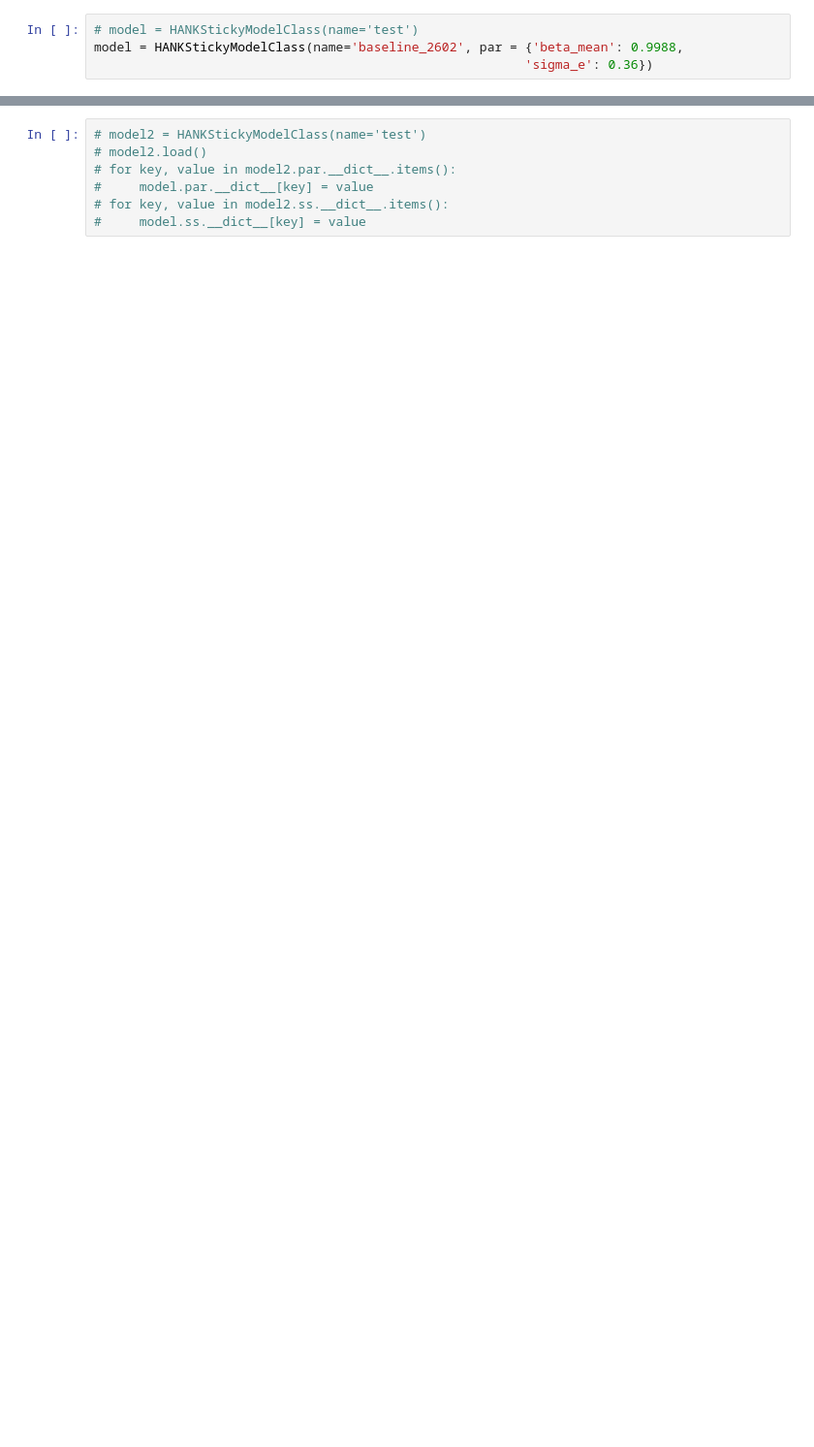
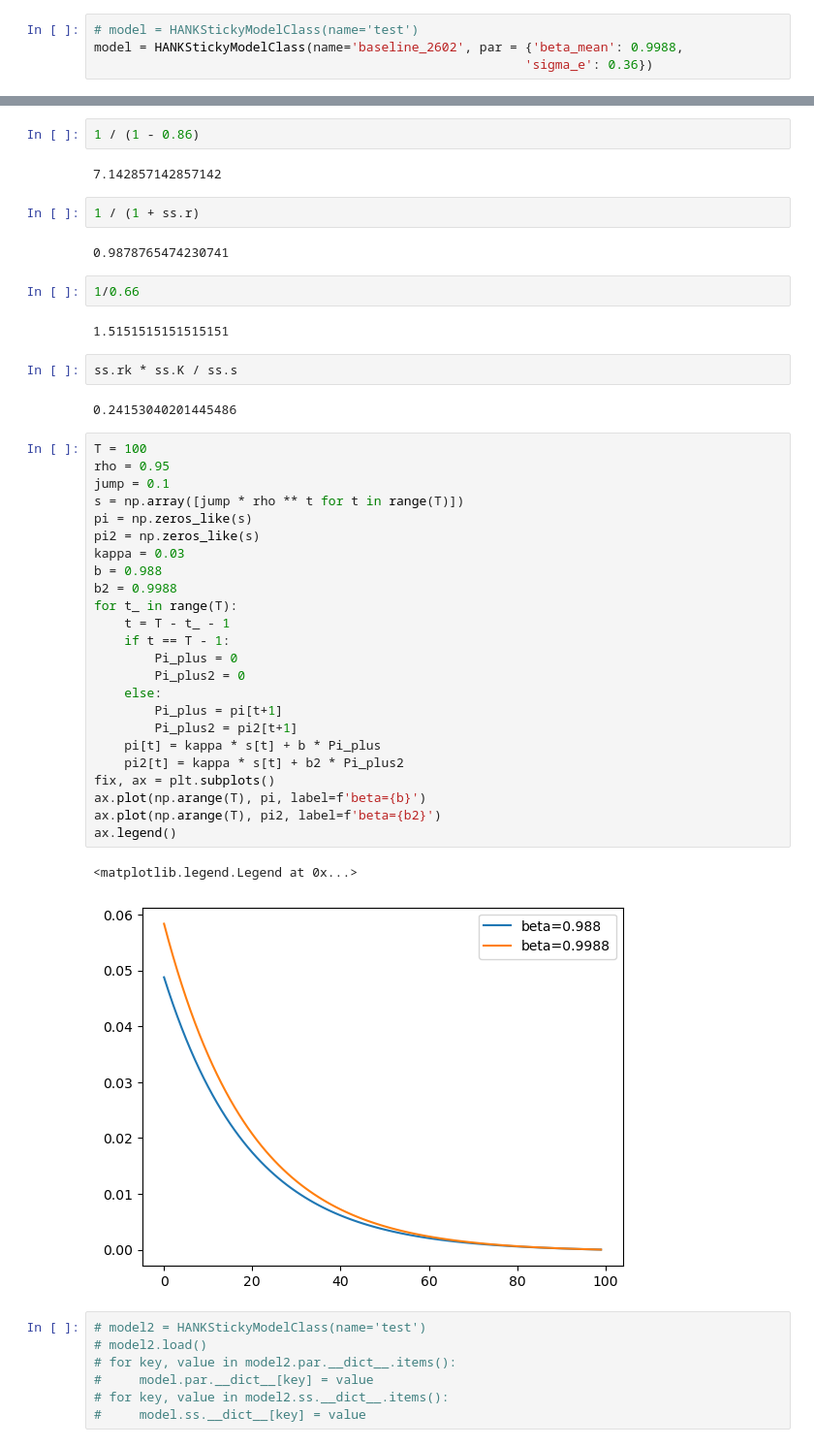
Before and after one commit to YanWin/StickyInformationHANK, a Jupyter notebook: notebooks/Tests_Examples/HANKSticky_minimal.ipynb, the cells around one changed output, grey strips where cells are left out. Shown at 97% size. Cells and saved outputs as stored; diff of their text form; blank space fills up the shorter version.

```diff
--- a/notebooks/Tests_Examples/HANKSticky_minimal.ipynb
+++ b/notebooks/Tests_Examples/HANKSticky_minimal.ipynb
@@ -16,3 +47,46 @@ model = HANKStickyModelClass(name='baseline_2602', par = {'beta_mean': 0.9988,
+# %%
+1 / (1 - 0.86)
+# %% [output]
+7.142857142857142
+# %%
+1 / (1 + ss.r)
+# %% [output]
+0.9878765474230741
+# %%
+1/0.66
+# %% [output]
+1.5151515151515151
+# %%
+ss.rk * ss.K / ss.s
+# %% [output]
+0.24153040201445486
+# %%
+T = 100
+rho = 0.95
+jump = 0.1
+s = np.array([jump * rho ** t for t in range(T)])
+pi = np.zeros_like(s)
+pi2 = np.zeros_like(s)
+kappa = 0.03
+b = 0.988
+b2 = 0.9988
+for t_ in range(T):
+    t = T - t_ - 1
+    if t == T - 1:
+        Pi_plus = 0
+        Pi_plus2 = 0
+    else:
+        Pi_plus = pi[t+1]
+        Pi_plus2 = pi2[t+1]
+    pi[t] = kappa * s[t] + b * Pi_plus
+    pi2[t] = kappa * s[t] + b2 * Pi_plus2
+fix, ax = plt.subplots()
+ax.plot(np.arange(T), pi, label=f'beta={b}')
+ax.plot(np.arange(T), pi2, label=f'beta={b2}')
+ax.legend()
+# %% [output]
+<matplotlib.legend.Legend at 0x...>
+[figure, added]
 # %%
 # model2 = HANKStickyModelClass(name='test')
 # model2.load()
```
Also changed, not shown: parts of 22 cells of this notebook, 12 other files.
